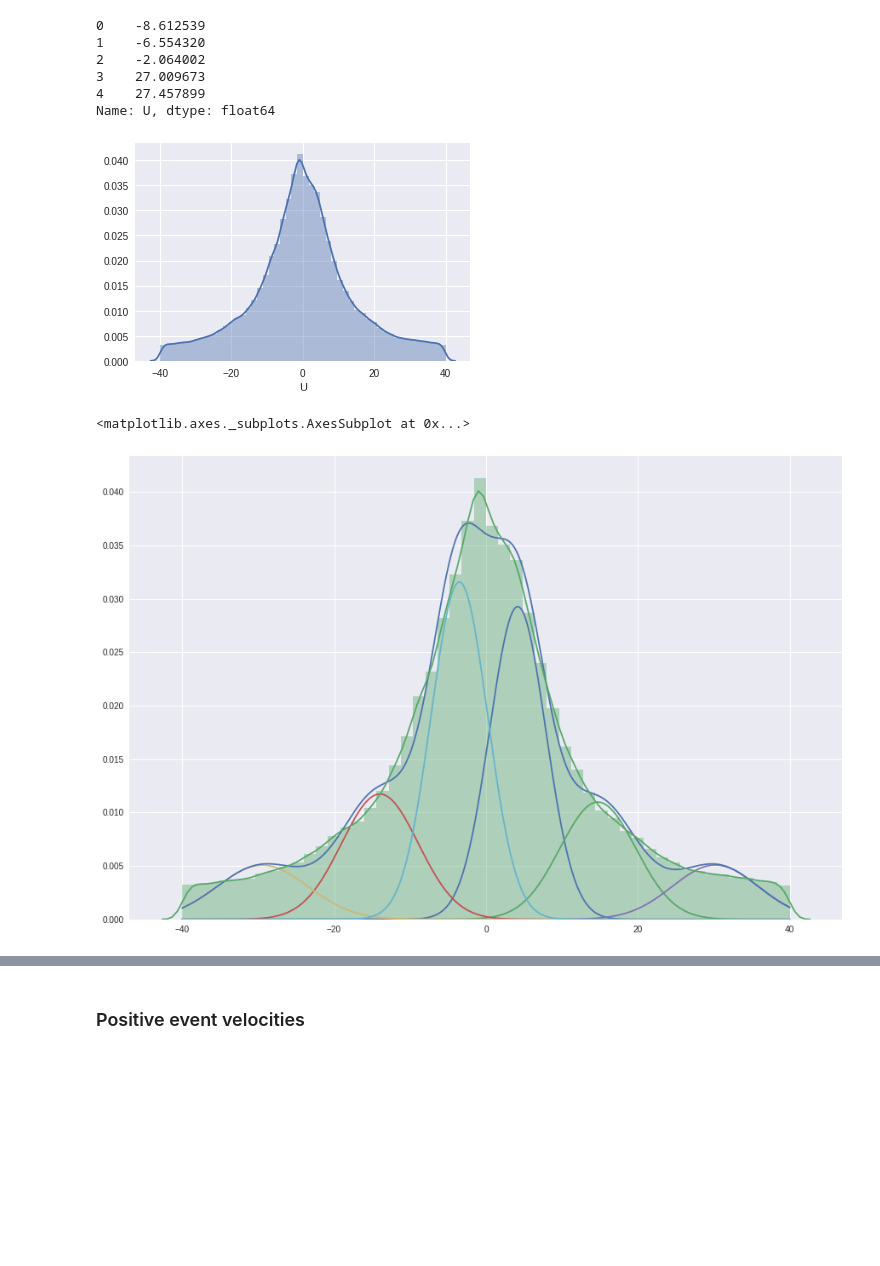
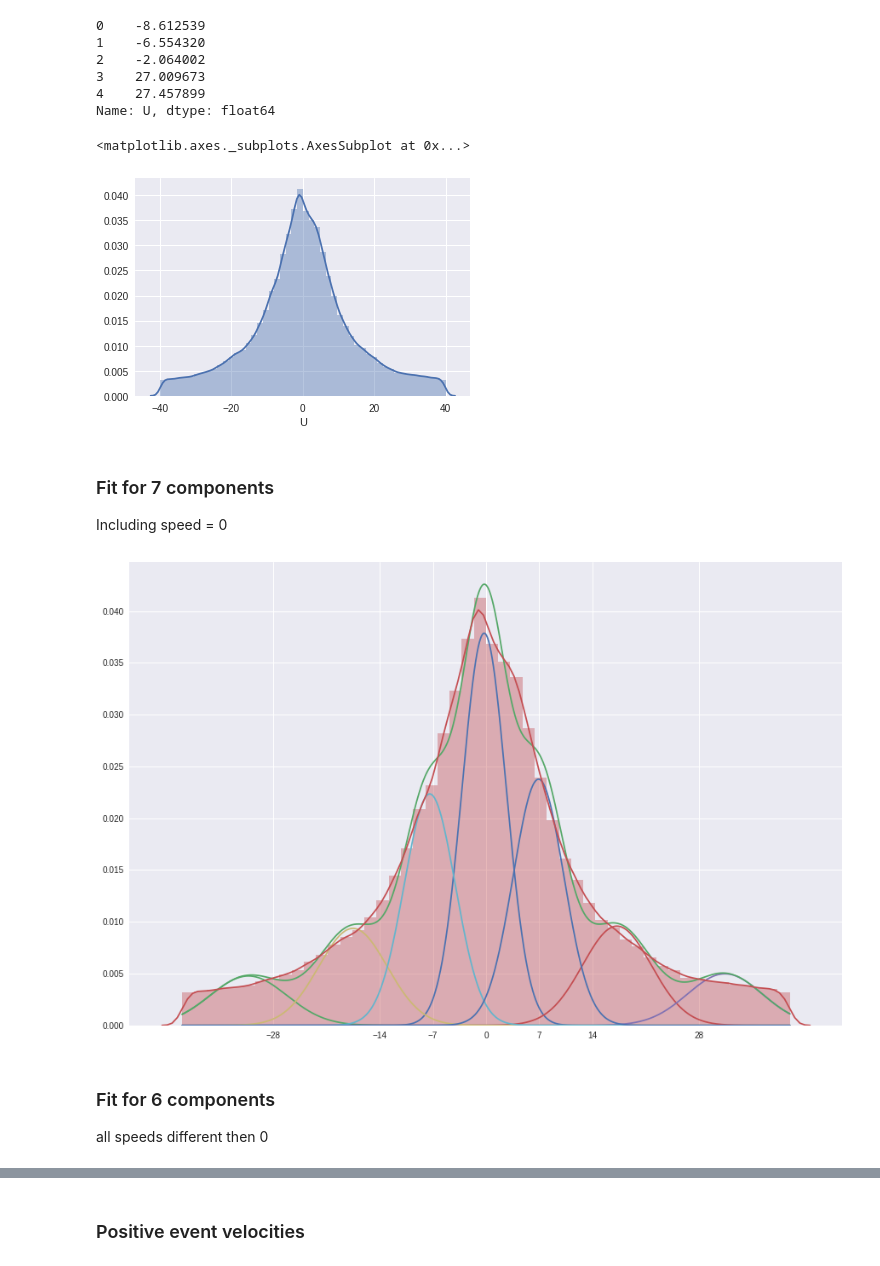
Before and after one commit to alTeska/VR_Acuity, a Jupyter notebook: notebooks/SRB_gauss_0205.ipynb, the cells around one changed output, grey strips where cells are left out. Cells and saved outputs as stored; diff of their text form; code cells hidden in the pictures; blank space fills up the shorter version.

```diff
--- a/notebooks/SRB_gauss_0205.ipynb
+++ b/notebooks/SRB_gauss_0205.ipynb
@@ -178,7 +99,7 @@ plt.show()
 # %% [markdown]
 ### All event evelocities
 # %%
-mask3 = (rat_s.visible == True) & (np.abs(rat_s.U) < 40) & (rat_s.speed != 0) & (np.abs(rat_s.U) >= 0)
+mask3 = (rat_s.visible == True) & (np.abs(rat_s.U) < 40) & (rat_s.speed != 0) & (np.abs(rat_s.U) != 0)
 data = rat_s[mask3].reset_index().U
 data.head()
 # %% [output]
@@ -190,12 +111,12 @@ data.head()
 Name: U, dtype: float64
 # %%
 sns.distplot(data)
-plt.show()
 # %% [output]
+<matplotlib.axes._subplots.AxesSubplot at 0x...>
 [figure]
 # %%
 # fit models with 1-10 components
-N = np.arange(1, 7)
+N = np.arange(1, 8)
 models = [None for i in range(len(N))]
 
 data = data.reshape(-1, 1)
@@ -208,27 +129,31 @@ AIC = [m.aic(data) for m in models]
 BIC = [m.bic(data) for m in models]
 
 fitted = models[np.argmin(BIC)]
+# %% [markdown]
+### Fit for 7 components
+Including speed = 0
 # %%
 data_range = np.arange(data.min(),data.max(),0.01)
 mixture = np.arange(data.min(),data.max(),0.01) * 0
 
-
-plt.figure(figsize=(15, 10))
+fig, ax = plt.subplots(figsize=(15, 10));
+ax.set_xticks([-28, -14, -7, 0 , 7, 14, 28]);
 
 for ind in range(fitted.n_components):
 
     weight = fitted.weights_[ind]
     mean = fitted.means_[ind, 0]
     var = np.sqrt(fitted.covariances_[ind, 0, 0])  # scipy pdf function accepts std and not variance
 
     plt.plot(np.arange(data.min(),data.max(),0.01), weight * norm.pdf(data_range, mean, var))
 
     mixture += weight * norm.pdf(data_range, mean, var)
 
 
 plt.plot(np.arange(data.min(),data.max(),0.01), mixture);
-plt.legend
-sns.distplot(data)
+sns.distplot(data);
 # %% [output]
-<matplotlib.axes._subplots.AxesSubplot at 0x...>
-[figure, old version]
+[figure, new version]
+# %% [markdown]
+### Fit for 6 components
+all speeds different then 0
```
Also changed, not shown: parts of 21 cells of this notebook.
